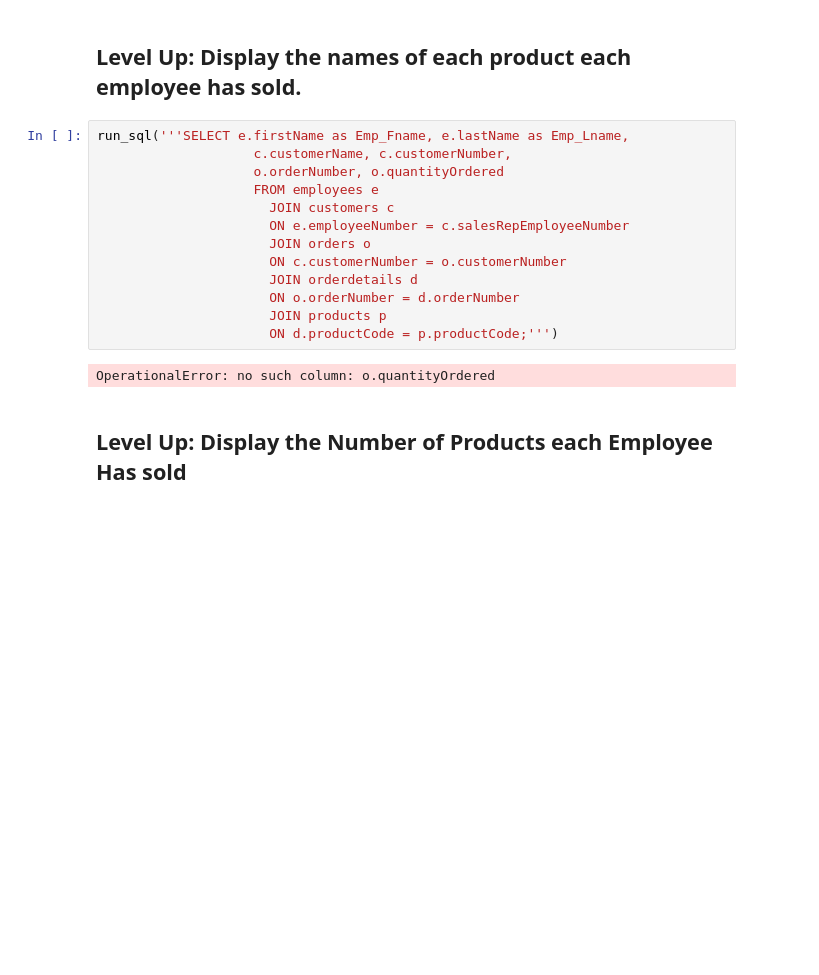
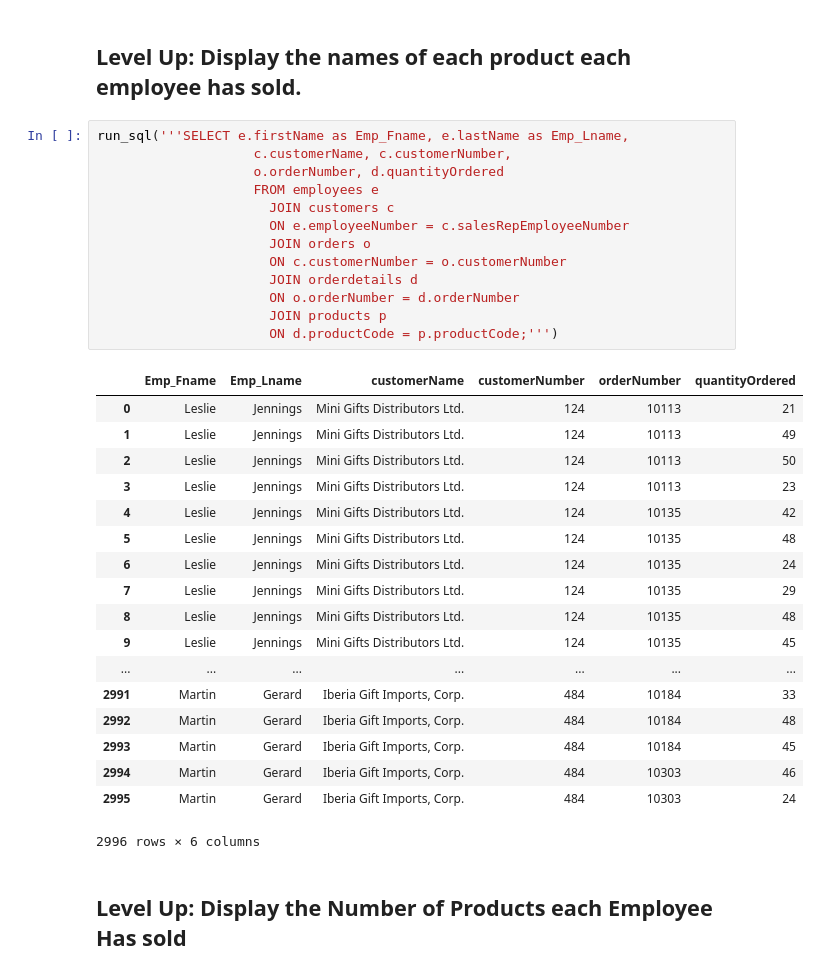
Before and after one commit to boscacci/dsc-0-05-10-join-statements-lab-nyc-career-ds-102218, a Jupyter notebook: index.ipynb, the cells around one changed output. Saved outputs shown, nothing was run; the diff lists cells and outputs as text; blank space fills up the shorter version.

```diff
--- a/index.ipynb
+++ b/index.ipynb
@@ -64,18 +73,35 @@ run_sql('''SELECT * FROM employees WHERE officeCode = '2';''')
 # %%
 run_sql('''SELECT e.firstName as Emp_Fname, e.lastName as Emp_Lname,
                     c.customerName, c.customerNumber,
-                    o.orderNumber, o.quantityOrdered
+                    o.orderNumber, d.quantityOrdered
                     FROM employees e
                       JOIN customers c
                       ON e.employeeNumber = c.salesRepEmployeeNumber
                       JOIN orders o
                       ON c.customerNumber = o.customerNumber
                       JOIN orderdetails d
                       ON o.orderNumber = d.orderNumber
                       JOIN products p
                       ON d.productCode = p.productCode;''')
 # %% [output]
+|  | Emp_Fname | Emp_Lname | customerName | customerNumber | orderNumber | quantityOrdered |
+| 0 | Leslie | Jennings | Mini Gifts Distributors Ltd. | 124 | 10113 | 21 |
+| 1 | Leslie | Jennings | Mini Gifts Distributors Ltd. | 124 | 10113 | 49 |
+| 2 | Leslie | Jennings | Mini Gifts Distributors Ltd. | 124 | 10113 | 50 |
+| 3 | Leslie | Jennings | Mini Gifts Distributors Ltd. | 124 | 10113 | 23 |
+| 4 | Leslie | Jennings | Mini Gifts Distributors Ltd. | 124 | 10135 | 42 |
+| 5 | Leslie | Jennings | Mini Gifts Distributors Ltd. | 124 | 10135 | 48 |
+| 6 | Leslie | Jennings | Mini Gifts Distributors Ltd. | 124 | 10135 | 24 |
+| 7 | Leslie | Jennings | Mini Gifts Distributors Ltd. | 124 | 10135 | 29 |
+| 8 | Leslie | Jennings | Mini Gifts Distributors Ltd. | 124 | 10135 | 48 |
+| 9 | Leslie | Jennings | Mini Gifts Distributors Ltd. | 124 | 10135 | 45 |
+| ... | ... | ... | ... | ... | ... | ... |
+| 2991 | Martin | Gerard | Iberia Gift Imports, Corp. | 484 | 10184 | 33 |
+| 2992 | Martin | Gerard | Iberia Gift Imports, Corp. | 484 | 10184 | 48 |
+| 2993 | Martin | Gerard | Iberia Gift Imports, Corp. | 484 | 10184 | 45 |
+| 2994 | Martin | Gerard | Iberia Gift Imports, Corp. | 484 | 10303 | 46 |
+| 2995 | Martin | Gerard | Iberia Gift Imports, Corp. | 484 | 10303 | 24 |
-OperationalError: no such column: o.quantityOrdered
+2996 rows × 6 columns
 # %% [markdown]
 ## Level Up: Display the Number of Products each Employee Has sold
 # %%
```
Also changed, not shown: parts of 1 cell of this notebook.
